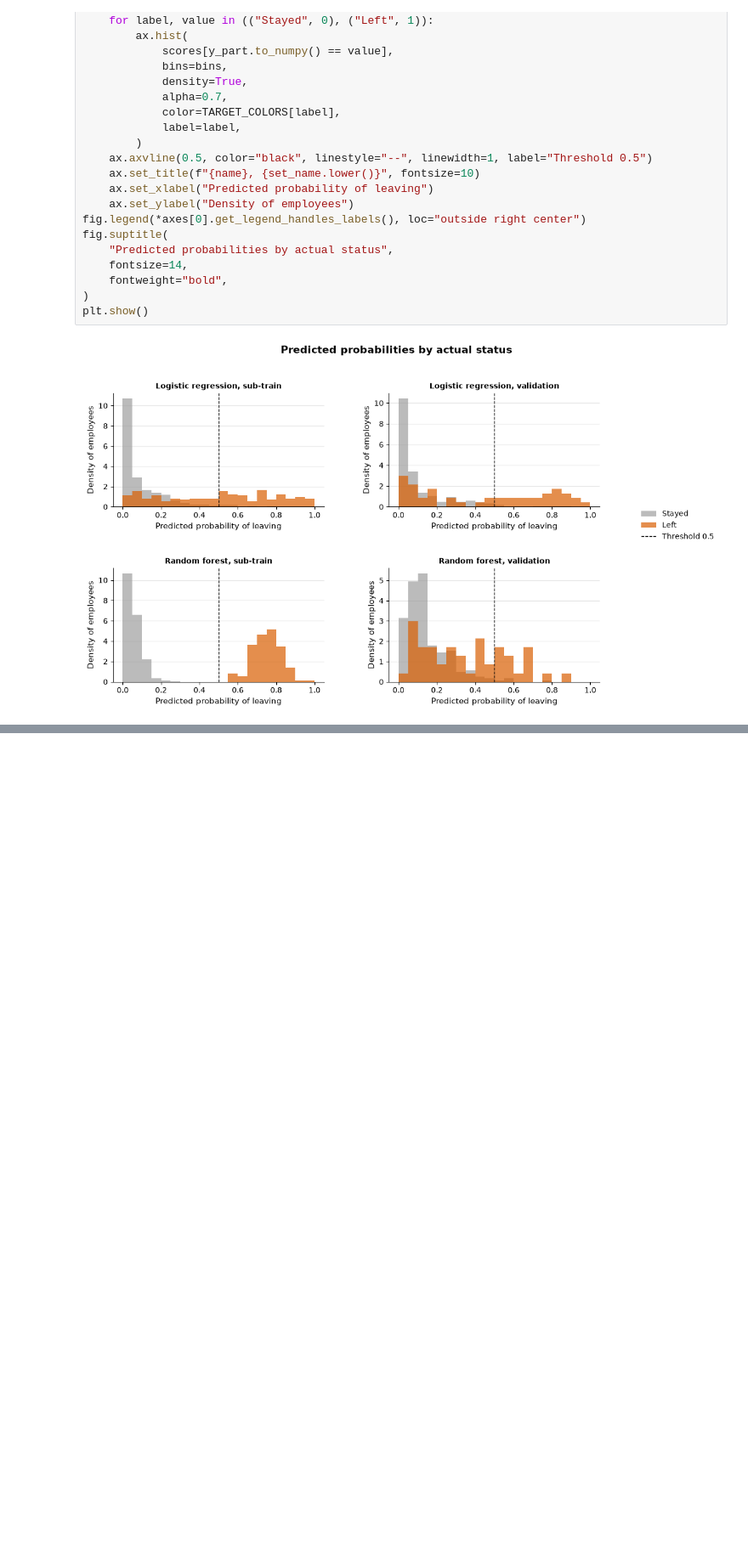
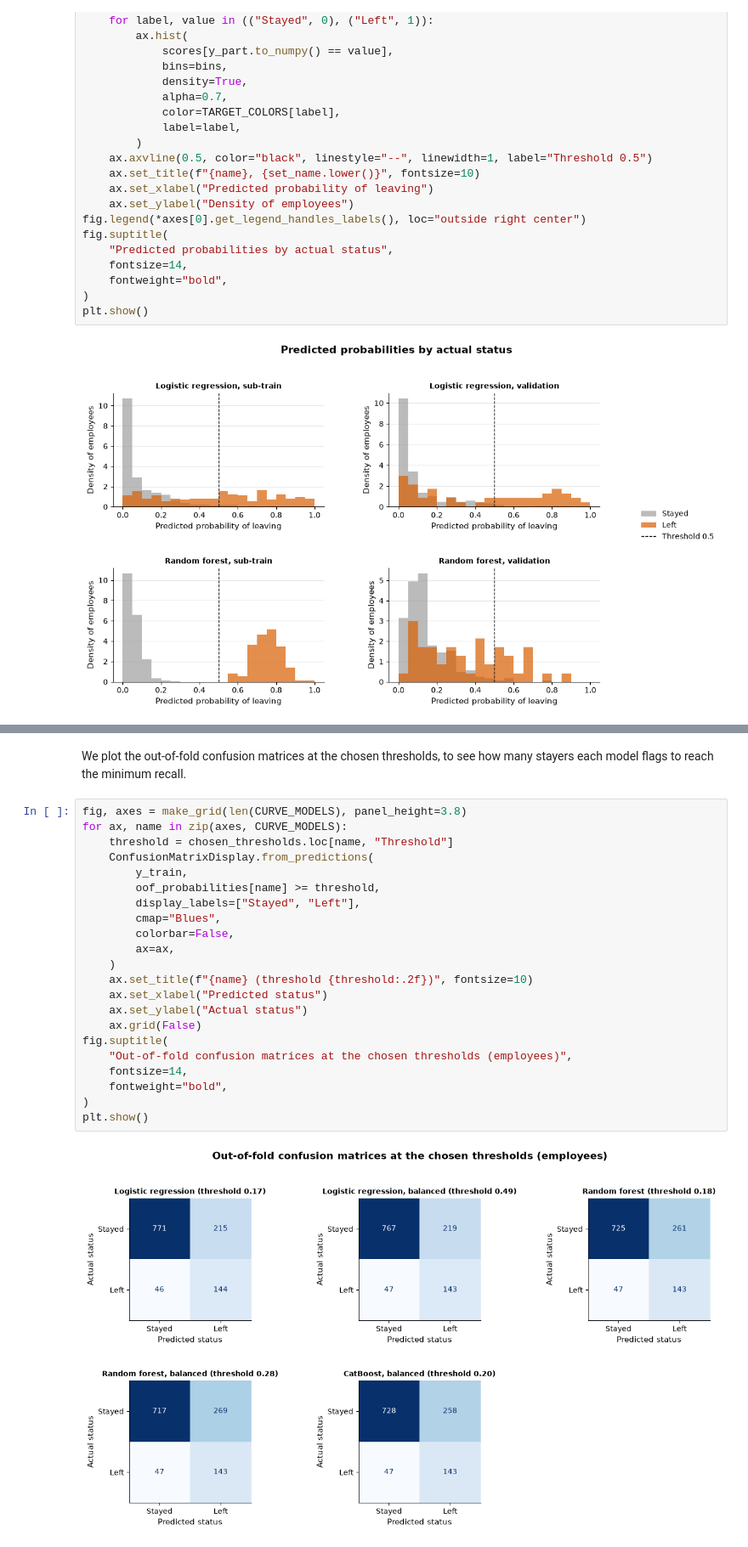
Before and after one commit to dapitch666/oc-p04-hr-attrition-classification, a Jupyter notebook: notebooks/02_modeling.ipynb, the cells around one changed output, grey strips where cells are left out. Shown at 85% size. Saved outputs shown, nothing was run; the diff lists cells and outputs as text; blank space fills up the shorter version.

```diff
--- a/notebooks/02_modeling.ipynb
+++ b/notebooks/02_modeling.ipynb
@@ -895,0 +1160,26 @@ A lower threshold would find more leavers but also flag more stayers, because th
+# %% [markdown]
+We plot the out-of-fold confusion matrices at the chosen thresholds, to see how many stayers each model flags to reach the minimum recall.
+# %%
+fig, axes = make_grid(len(CURVE_MODELS), panel_height=3.8)
+for ax, name in zip(axes, CURVE_MODELS):
+    threshold = chosen_thresholds.loc[name, "Threshold"]
+    ConfusionMatrixDisplay.from_predictions(
+        y_train,
+        oof_probabilities[name] >= threshold,
+        display_labels=["Stayed", "Left"],
+        cmap="Blues",
+        colorbar=False,
+        ax=ax,
+    )
+    ax.set_title(f"{name} (threshold {threshold:.2f})", fontsize=10)
+    ax.set_xlabel("Predicted status")
+    ax.set_ylabel("Actual status")
+    ax.grid(False)
+fig.suptitle(
+    "Out-of-fold confusion matrices at the chosen thresholds (employees)",
+    fontsize=14,
+    fontweight="bold",
+)
+plt.show()
+# %% [output]
+[figure, added]
```
Also changed, not shown: parts of 86 cells of this notebook.
